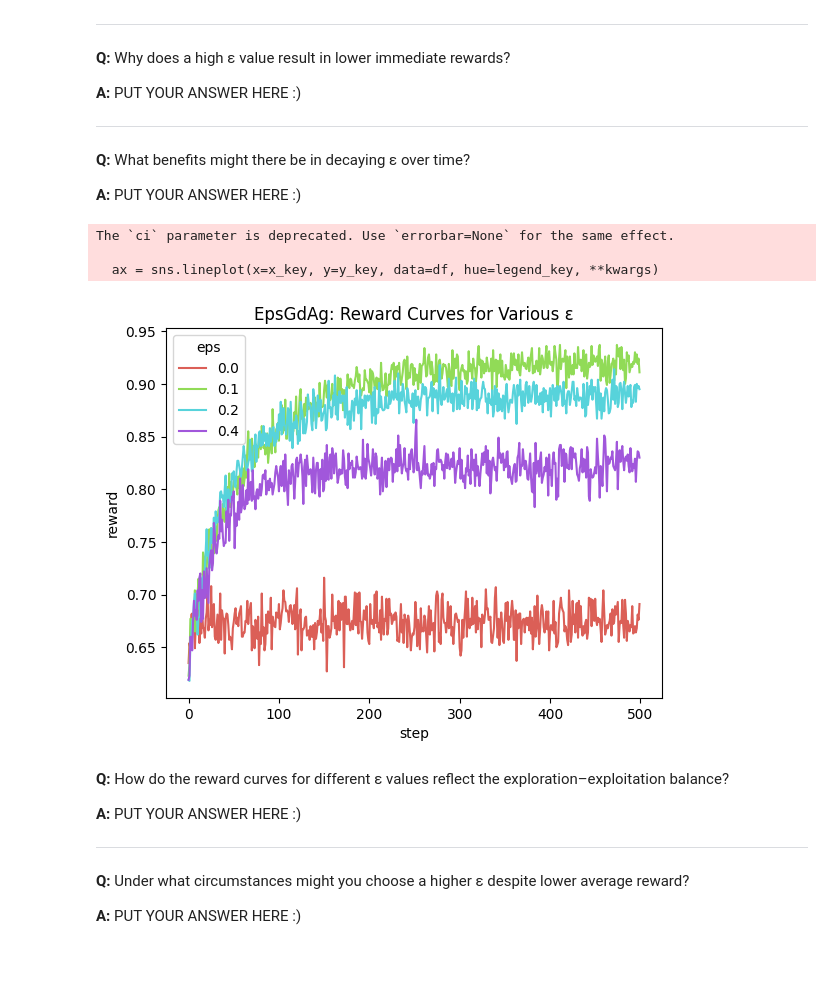
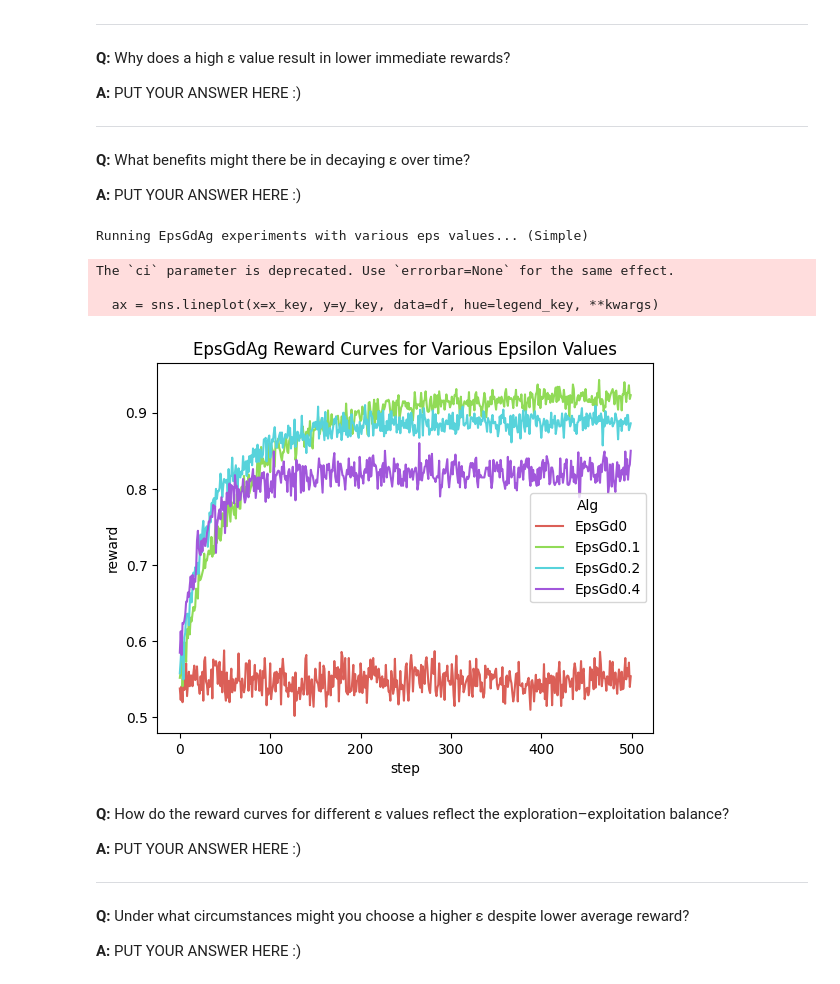
Before and after one commit to ParsaGhezelbash/DeepRL, a Jupyter notebook: HW/HW 6/HW6_Notebook.ipynb, the cells around one changed output. Drawn from its saved outputs; the diff is of its cells as text; code cells hidden in the pictures.

```diff
--- a/HW/HW 6/HW6_Notebook.ipynb
+++ b/HW/HW 6/HW6_Notebook.ipynb
@@ -505,11 +518,23 @@ class EpsGdAg:
 # %%
 # TODO: Plot reward curves for EpsGdAg with epsilons [0, 0.1, 0.2, 0.4] (Simple placeholder)
 print("Running EpsGdAg experiments with various eps values... (Simple)")
+
+epsilons = [0, 0.1, 0.2, 0.4]
+eps_logs = []
+for eps in epsilons:
+    eps_agent = EpsGdAg(n_act=len(p_arr), eps=eps)
+    eps_log = mab_swp([eps_agent], p_arr, [f'EpsGd{eps}'], n_runs=1000, max_steps=500)
+    eps_logs.append(eps_log)
+combined_eps_log = pd.concat(eps_logs, ignore_index=True)
+plot_logs(combined_eps_log, x_key='step', y_key='reward', legend_key='Alg', estimator='mean', ci=None)
+plt.title("EpsGdAg Reward Curves for Various Epsilon Values")
+plt.show()
 # %% [output]
-The `ci` parameter is deprecated. Use `errorbar=None` for the same effect.
-
-  ax = sns.lineplot(x=x_key, y=y_key, data=df, hue=legend_key, **kwargs)
+Running EpsGdAg experiments with various eps values... (Simple)
+The `ci` parameter is deprecated. Use `errorbar=None` for the same effect.
+
+  ax = sns.lineplot(x=x_key, y=y_key, data=df, hue=legend_key, **kwargs)
-[figure, old version]
+[figure, new version]
 # %% [markdown]
 **Q:** How do the reward curves for different ε values reflect the exploration–exploitation balance?
 
```
Also changed, not shown: parts of 14 cells of this notebook, 1 other file.
